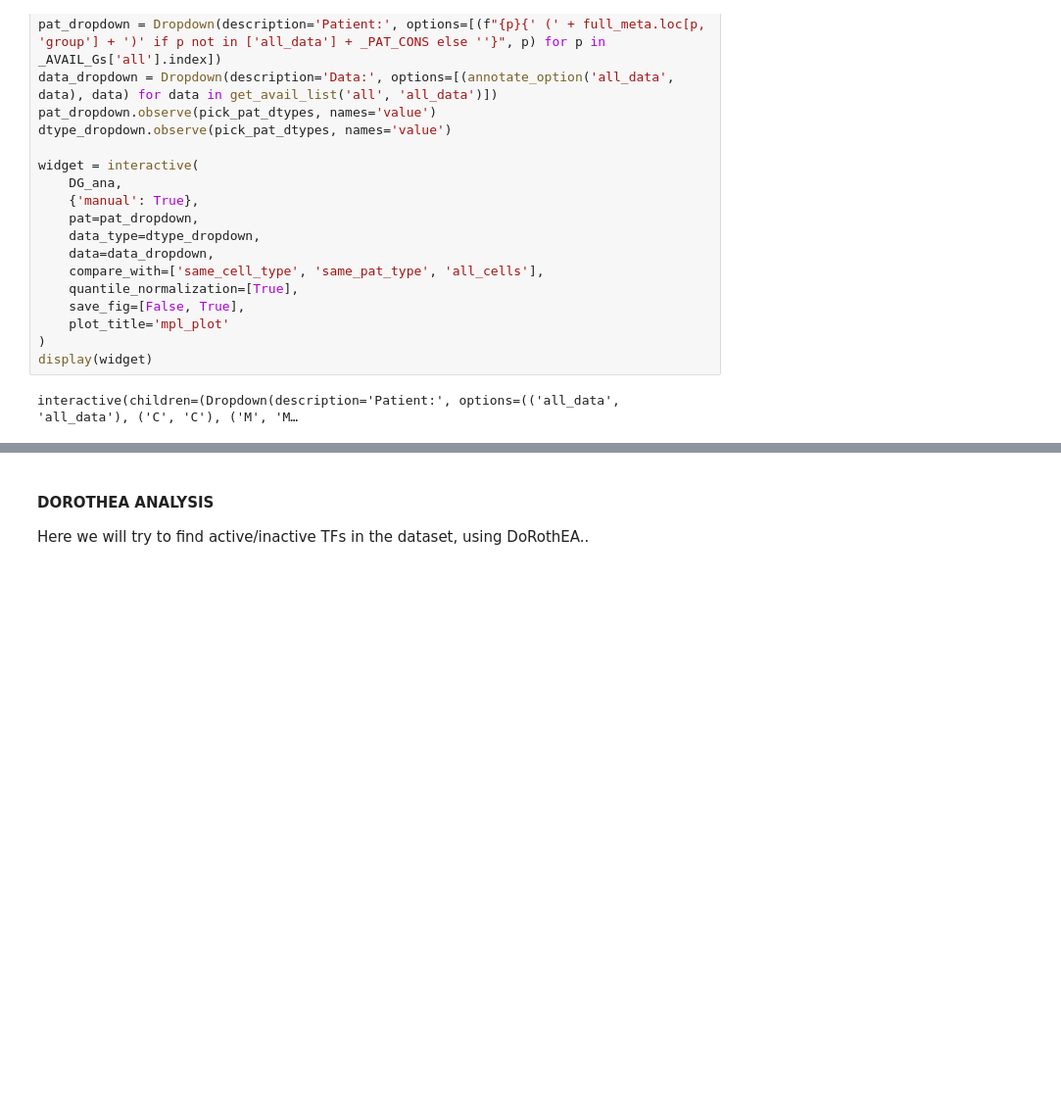
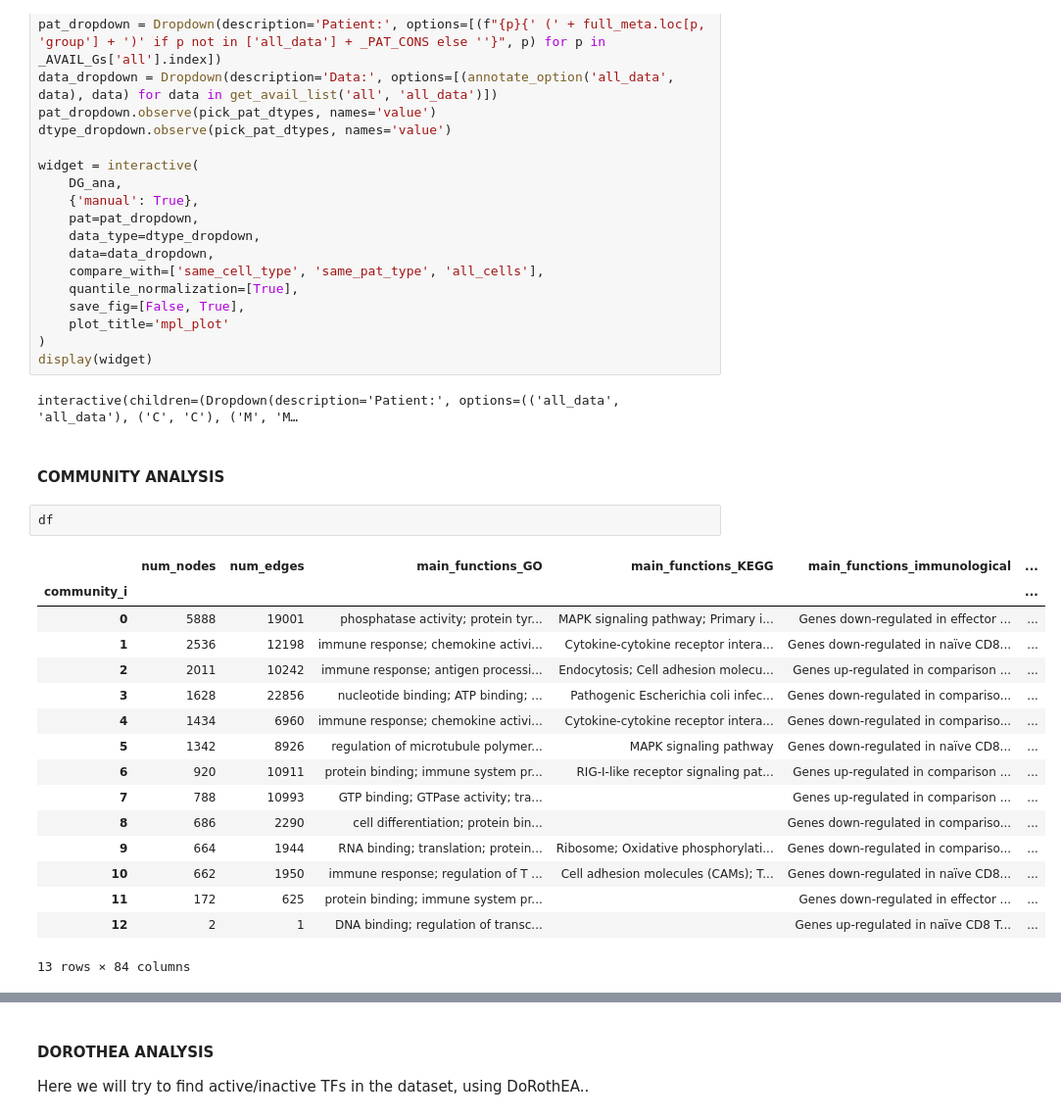
Before and after one commit to masyahook/scGRN, a Jupyter notebook: jupyter/GRN_inference.ipynb, the cells around one changed output, grey strips where cells are left out. Shown at 98% size. Cells and saved outputs as stored; diff of their text form; blank space fills up the shorter version.

```diff
--- a/jupyter/GRN_inference.ipynb
+++ b/jupyter/GRN_inference.ipynb
@@ -1513,3 +1506,24 @@ widget = interactive(
 display(widget)
 # %% [output]
 interactive(children=(Dropdown(description='Patient:', options=(('all_data', 'all_data'), ('C', 'C'), ('M', 'M…
+# %% [markdown]
+#### COMMUNITY ANALYSIS
+# %%
+df
+# %% [output]
+|  | num_nodes | num_edges | main_functions_GO | main_functions_KEGG | main_functions_immunological | ... |
+| community_i |  |  |  |  |  | ... |
+| 0 | 5888 | 19001 | phosphatase activity; protein tyr... | MAPK signaling pathway; Primary i... | Genes down-regulated in effector ... | ... |
+| 1 | 2536 | 12198 | immune response; chemokine activi... | Cytokine-cytokine receptor intera... | Genes down-regulated in naïve CD8... | ... |
+| 2 | 2011 | 10242 | immune response; antigen processi... | Endocytosis; Cell adhesion molecu... | Genes up-regulated in comparison ... | ... |
+| 3 | 1628 | 22856 | nucleotide binding; ATP binding; ... | Pathogenic Escherichia coli infec... | Genes down-regulated in compariso... | ... |
+| 4 | 1434 | 6960 | immune response; chemokine activi... | Cytokine-cytokine receptor intera... | Genes down-regulated in compariso... | ... |
+| 5 | 1342 | 8926 | regulation of microtubule polymer... | MAPK signaling pathway | Genes down-regulated in naïve CD8... | ... |
+| 6 | 920 | 10911 | protein binding; immune system pr... | RIG-I-like receptor signaling pat... | Genes up-regulated in comparison ... | ... |
+| 7 | 788 | 10993 | GTP binding; GTPase activity; tra... |  | Genes up-regulated in comparison ... | ... |
+| 8 | 686 | 2290 | cell differentiation; protein bin... |  | Genes down-regulated in compariso... | ... |
+| 9 | 664 | 1944 | RNA binding; translation; protein... | Ribosome; Oxidative phosphorylati... | Genes down-regulated in compariso... | ... |
+| 10 | 662 | 1950 | immune response; regulation of T ... | Cell adhesion molecules (CAMs); T... | Genes down-regulated in naïve CD8... | ... |
+| 11 | 172 | 625 | protein binding; immune system pr... |  | Genes down-regulated in effector ... | ... |
+| 12 | 2 | 1 | DNA binding; regulation of transc... |  | Genes up-regulated in naïve CD8 T... | ... |
+13 rows × 84 columns
```
Also changed, not shown: parts of 11 cells of this notebook, 1 other file.
